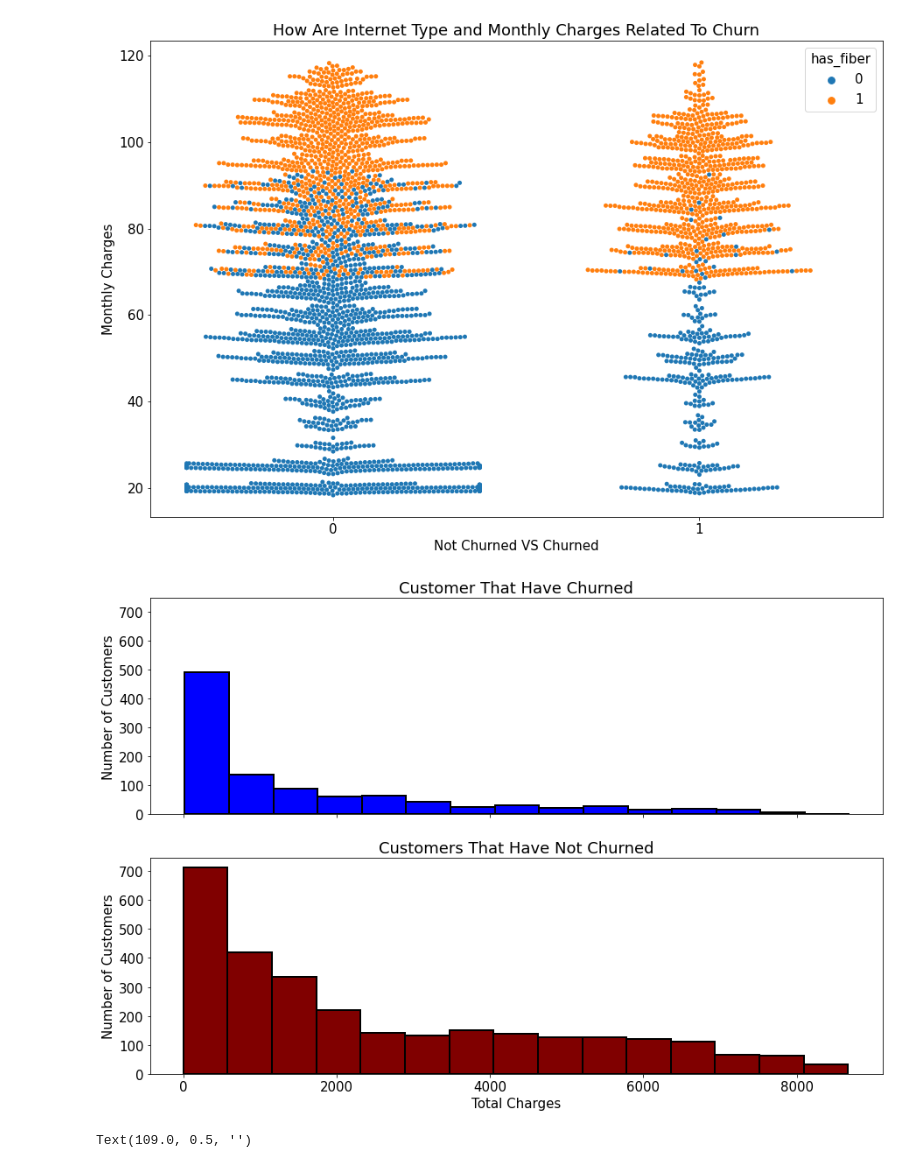
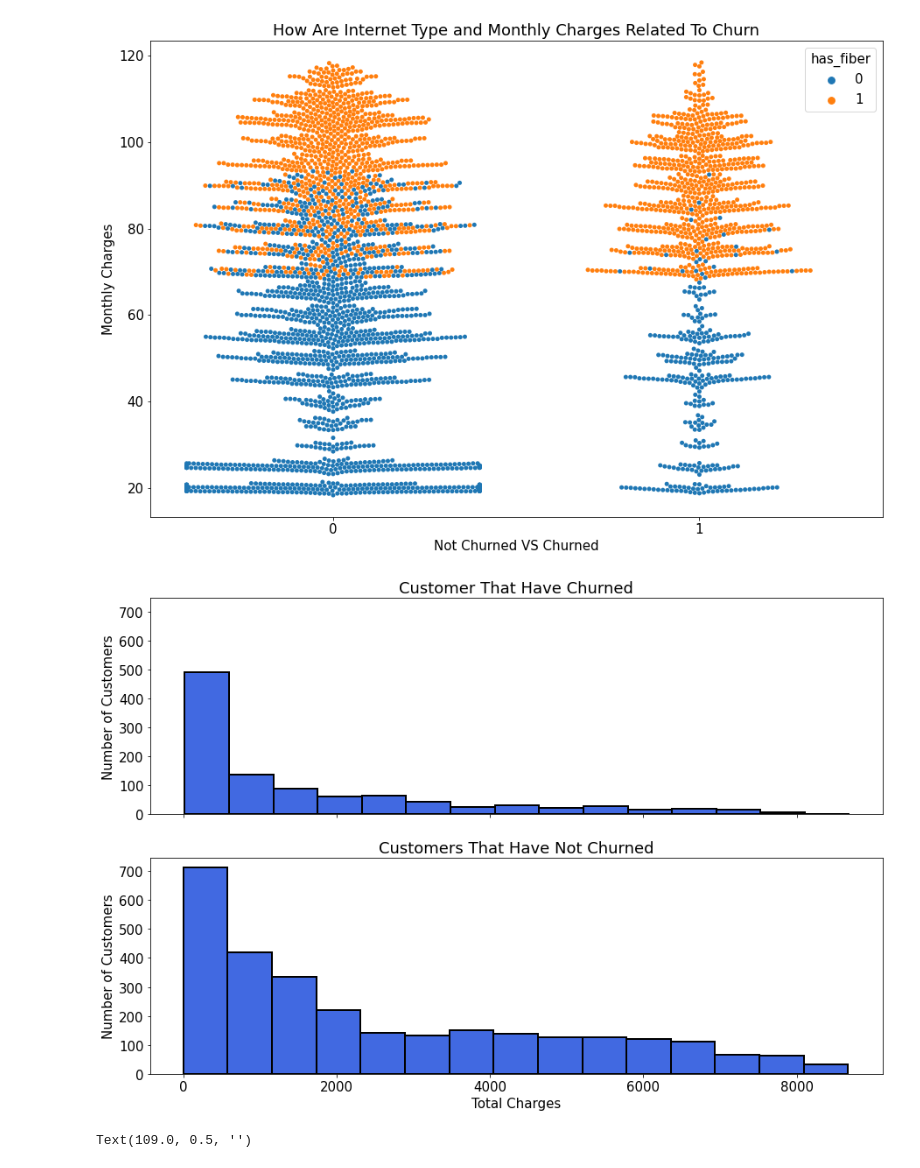
Before and after one commit to AAranda10/classification_project, a Jupyter notebook: Model.ipynb, the cells around one changed output. Saved outputs shown, nothing was run; the diff lists cells and outputs as text; code cells hidden in the pictures.

```diff
--- a/Model.ipynb
+++ b/Model.ipynb
@@ -114,21 +114,21 @@ Text(0, 0.5, 'Monthly Charges')
 # %%
 #This graph is to reflect on the amount of money a customer spent in total before churning and how much current
 # customer have spent thus far.
 fig, (ax1, ax2) = plt.subplots(2, 1, sharex=True, sharey=True)
 
 ax1.hist(train[train.has_churned == 1].total_charges, bins=15,
-         color='blue', ec='black', linewidth=2)
+         color='royalblue', ec='black', linewidth=2)
 
 ax1.set(title='Customer That Have Churned', ylabel='Number of Customers')
 
 ax2.hist(train[train.has_churned == 0].total_charges, bins=15,
-         color='maroon', ec='black', linewidth=2)
+         color='royalblue', ec='black', linewidth=2)
 
 ax2.set(title='Customers That Have Not Churned', xlabel='Total Charges', ylabel='Number of Customers')
 
 plt.show()
 # %% [output]
-[figure, old version]
+[figure, new version]
 # %%
 #Here I wanted to do a heatmap that would provide a visual of all those that churned vs not churned based on contract type
 #We can see that all the churn is coming from month to month, but majority of the not churned is also month to month
```
Also changed, not shown: parts of 2 cells of this notebook.
